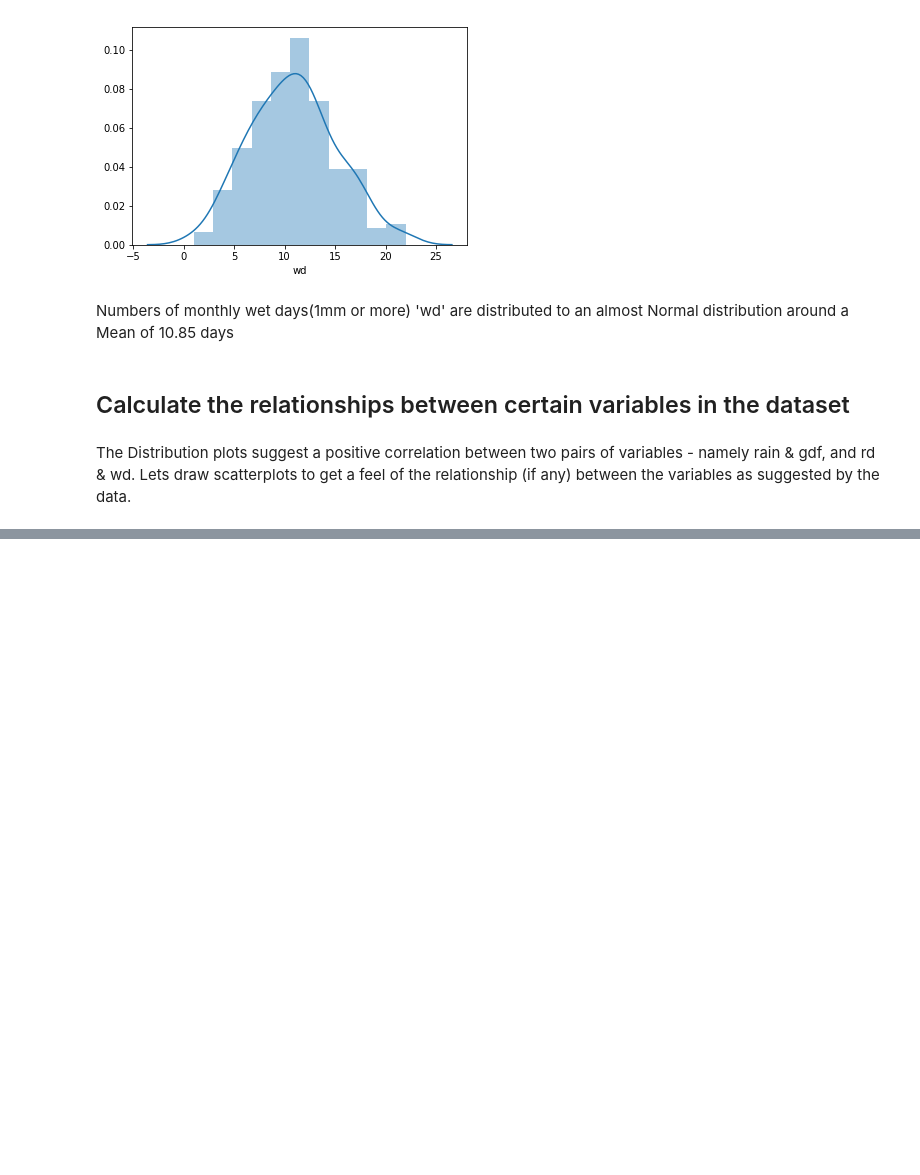
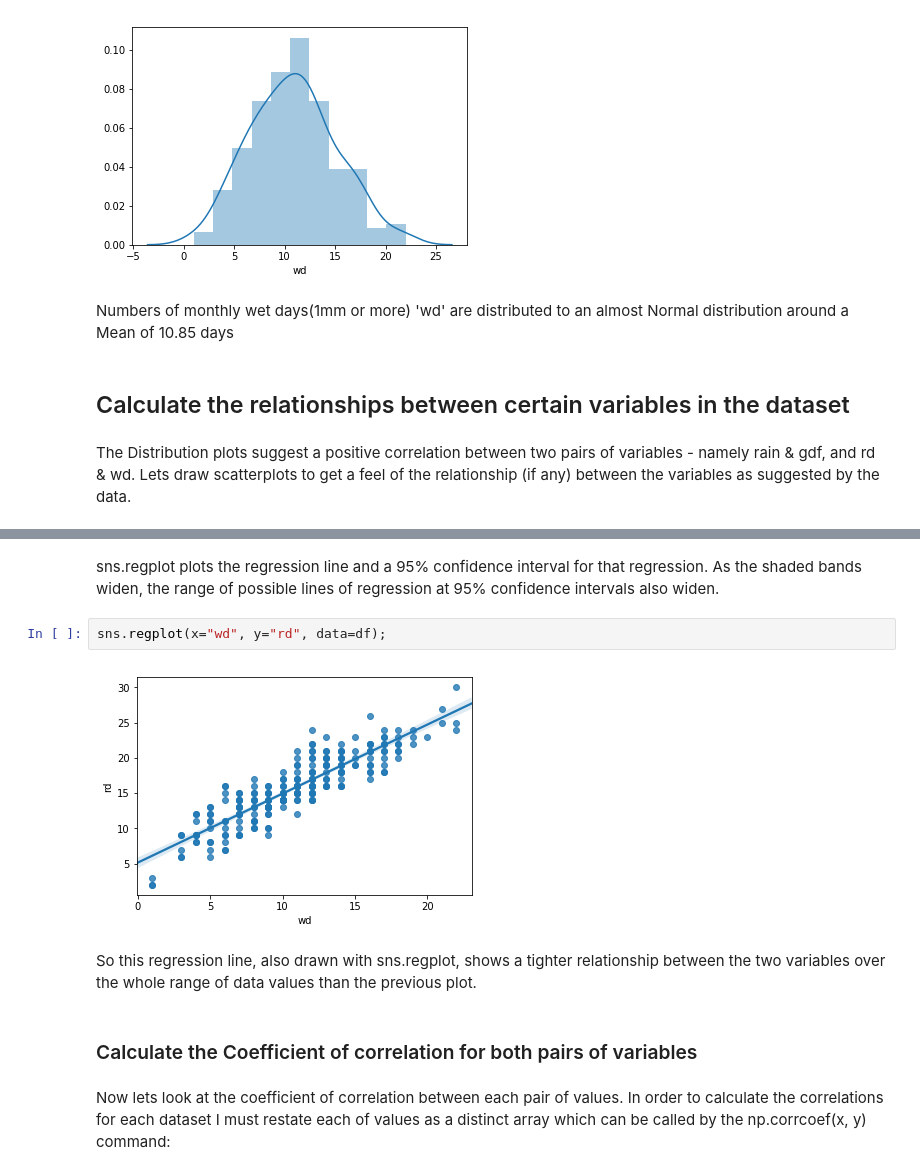
Before and after one commit to Aqua5lad/PDA-Dec-Project, a Jupyter notebook: PDA Project Dec 2018.ipynb, the cells around one changed output, grey strips where cells are left out. Drawn from its saved outputs; the diff is of its cells as text; blank space fills up the shorter version.

```diff
--- a/PDA Project Dec 2018.ipynb
+++ b/PDA Project Dec 2018.ipynb
@@ -349,0 +384,13 @@ The Distribution plots suggest a positive correlation between two pairs of varia
+# %% [markdown]
+sns.regplot plots the regression line and a 95% confidence interval for that regression. As the shaded bands widen, the range of possible lines of regression at 95% confidence intervals
+also widen.
+# %%
+sns.regplot(x="wd", y="rd", data=df);
+# %% [output]
+[figure, added]
+# %% [markdown]
+So this regression line, also drawn with sns.regplot, shows a tighter relationship between the two variables over the whole range of data values than the previous plot.
+# %% [markdown]
+### Calculate the Coefficient of correlation for both pairs of variables
+# %% [markdown]
+Now lets look at the coefficient of correlation between each pair of values. In order to calculate the correlations for each dataset I must restate each of values as a distinct array which can be called by the np.corrcoef(x, y) command:
```
Also changed, not shown: parts of 17 cells of this notebook.
